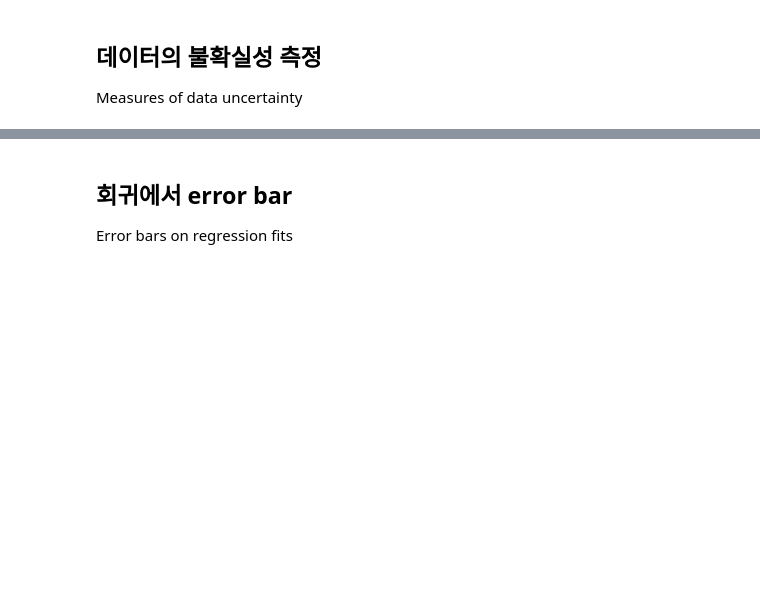
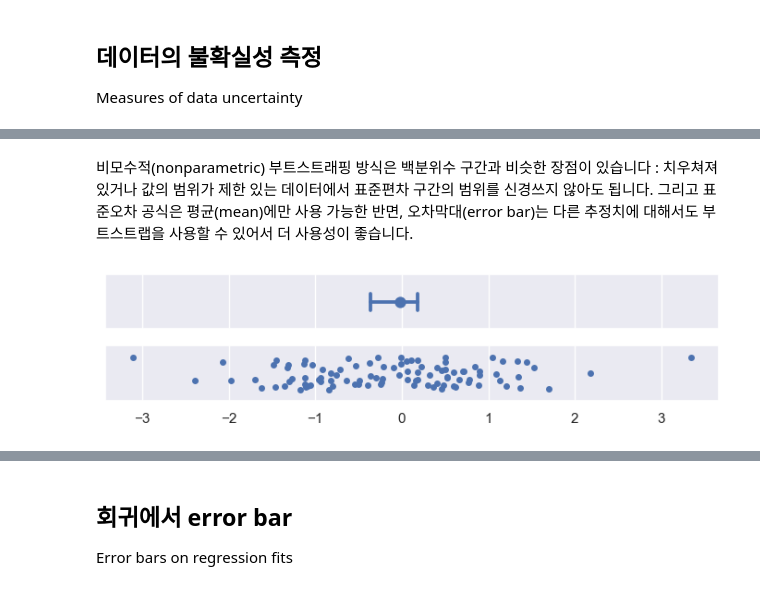
Before and after one commit to kjmn1105/Seaborn-Tuorial, a Jupyter notebook: 09_Statistical operations (1).ipynb, the cells around one changed output, grey strips where cells are left out. Cells and saved outputs as stored; diff of their text form; code cells hidden in the pictures; blank space fills up the shorter version.

```diff
--- a/09_Statistical operations (1).ipynb
+++ b/09_Statistical operations (1).ipynb
@@ -93,0 +132,7 @@ Measures of data uncertainty
+# %% [markdown]
+비모수적(nonparametric) 부트스트래핑 방식은 백분위수 구간과 비슷한 장점이 있습니다 : 치우쳐져 있거나 값의 범위가 제한 있는 데이터에서 표준편차 구간의 범위를 신경쓰지 않아도 됩니다.
+그리고 표준오차 공식은 평균(mean)에만 사용 가능한 반면, 오차막대(error bar)는 다른 추정치에 대해서도 부트스트랩을 사용할 수 있어서 더 사용성이 좋습니다.
+# %%
+plot_errorbars("ci", estimator="median")
+# %% [output]
+[figure, added]
```
Also changed, not shown: parts of 19 cells of this notebook.
